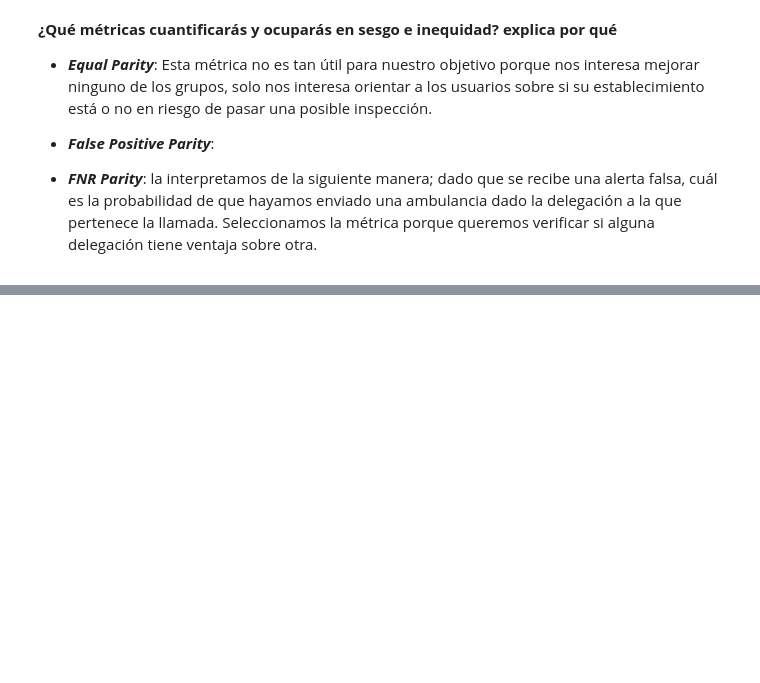
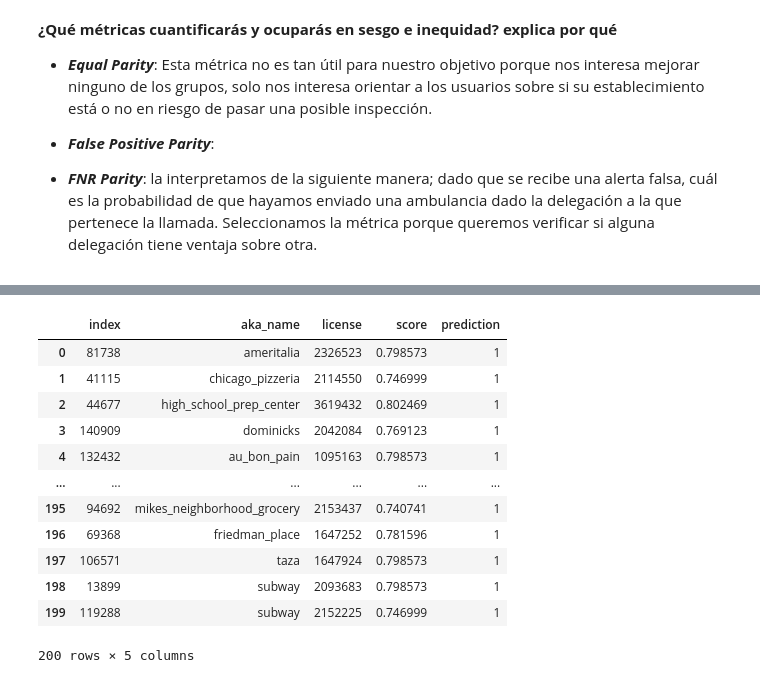
Before and after one commit to jlrzarcor/ITAM-dpa2021, a Jupyter notebook: notebooks/Pipeline.ipynb, the cells around one changed output, grey strips where cells are left out. Cells and saved outputs as stored; diff of their text form; code cells hidden in the pictures; blank space fills up the shorter version.

Commit message:
Pipeline with predictions

```diff
--- a/notebooks/Pipeline.ipynb
+++ b/notebooks/Pipeline.ipynb
@@ -806,0 +834,17 @@ type(cons)
+# %%
+miss_col = []
+cont = 0
+
+for item in b:
+    if item not in orig:
+        miss_col.append(cont)
+        cont = cont + 1
+    else:
+        cont = cont + 1
+# %%
+for index in miss_col:
+    data_input_ohe.insert(index,base.columns[index],0)
+# %%
+predicted_scores = pd.DataFrame(model.predict_proba(data_input_ohe))
+# %%
+predicted_scores['predic'] = np.where(predicted_scores[1] < 0.7,0,1)
@@ -806,0 +857,19 @@ type(cons)
+# %%
+salida = var.loc[data_input_ohe.index,['aka_name','license']].reset_index()
+salida['score'] = predicted_scores.iloc[:,1]
+salida['prediction'] = predicted_scores.iloc[:,2]
+salida
+# %% [output]
+|  | index | aka_name | license | score | prediction |
+| 0 | 81738 | ameritalia | 2326523 | 0.798573 | 1 |
+| 1 | 41115 | chicago_pizzeria | 2114550 | 0.746999 | 1 |
+| 2 | 44677 | high_school_prep_center | 3619432 | 0.802469 | 1 |
+| 3 | 140909 | dominicks | 2042084 | 0.769123 | 1 |
+| 4 | 132432 | au_bon_pain | 1095163 | 0.798573 | 1 |
+| ... | ... | ... | ... | ... | ... |
+| 195 | 94692 | mikes_neighborhood_grocery | 2153437 | 0.740741 | 1 |
+| 196 | 69368 | friedman_place | 1647252 | 0.781596 | 1 |
+| 197 | 106571 | taza | 1647924 | 0.798573 | 1 |
+| 198 | 13899 | subway | 2093683 | 0.798573 | 1 |
+| 199 | 119288 | subway | 2152225 | 0.746999 | 1 |
+200 rows × 5 columns
```
Also changed, not shown: parts of 38 cells of this notebook.
